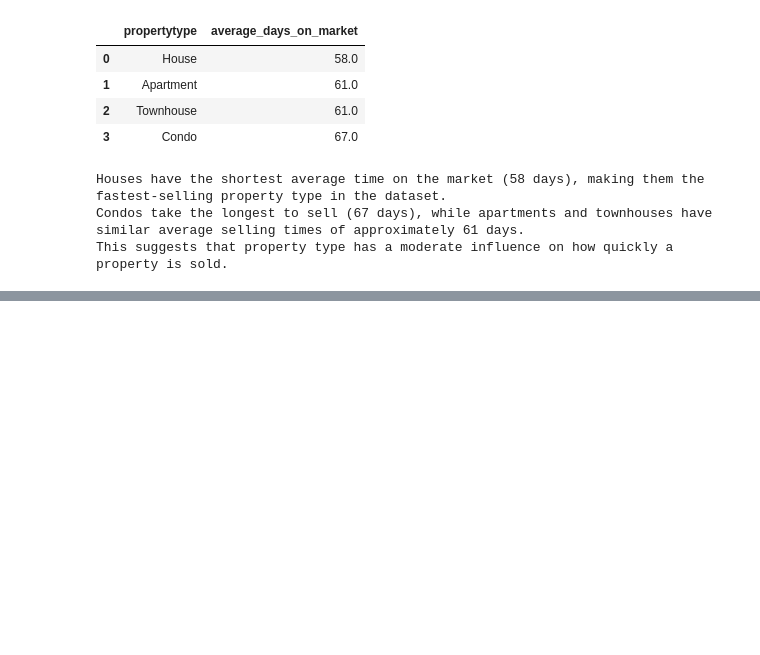
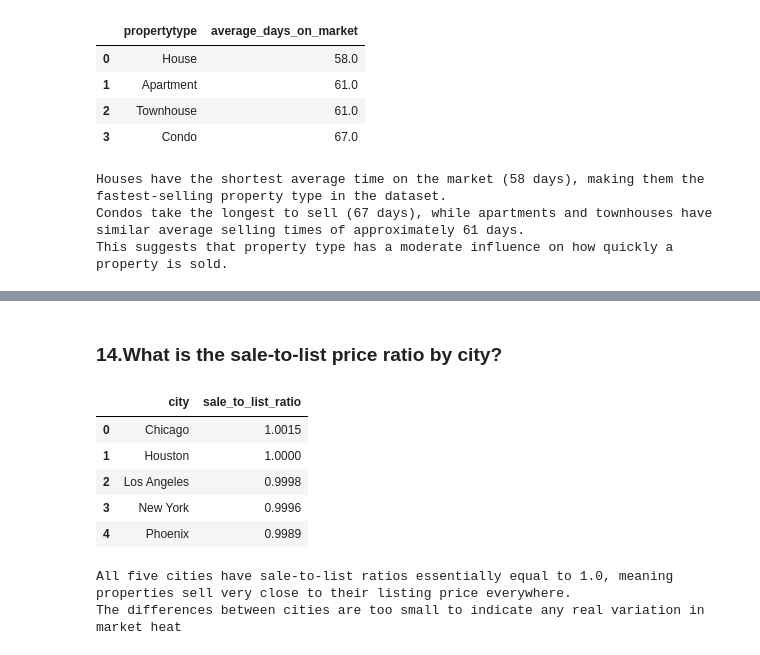
Before and after one commit to mukundnaramesh2605/guvi-python-sql-pandas-project-1, a Jupyter notebook: project.ipynb, the cells around one changed output, grey strips where cells are left out. Drawn from its saved outputs; the diff is of its cells as text; code cells hidden in the pictures; blank space fills up the shorter version.

Commit message:
Add analysis for sale-to-list price ratio by city

```diff
--- a/project.ipynb
+++ b/project.ipynb
@@ -818,0 +844,25 @@ This suggests that property type has a moderate influence on how quickly a prope
+# %% [markdown]
+### 14.What is the sale-to-list price ratio by city?
+# %%
+query14 = """
+SELECT l.city,round(avg(s.saleprice/l.price),4) as sale_to_list_ratio
+FROM listings l
+join sales s on s.listingid = l.listingid
+GROUP BY l.city
+order by sale_to_list_ratio desc;
+"""
+result14 = pd.read_sql(query14, conn)
+display(result14)
+interpretation = """
+All five cities have sale-to-list ratios essentially equal to 1.0, meaning properties sell very close to their listing price everywhere.
+The differences between cities are too small to indicate any real variation in market heat"""
+print(interpretation)
+# %% [output]
+|  | city | sale_to_list_ratio |
+| 0 | Chicago | 1.0015 |
+| 1 | Houston | 1.0000 |
+| 2 | Los Angeles | 0.9998 |
+| 3 | New York | 0.9996 |
+| 4 | Phoenix | 0.9989 |
+All five cities have sale-to-list ratios essentially equal to 1.0, meaning properties sell very close to their listing price everywhere.
+The differences between cities are too small to indicate any real variation in market heat
```
Also changed, not shown: parts of 2 cells of this notebook.
